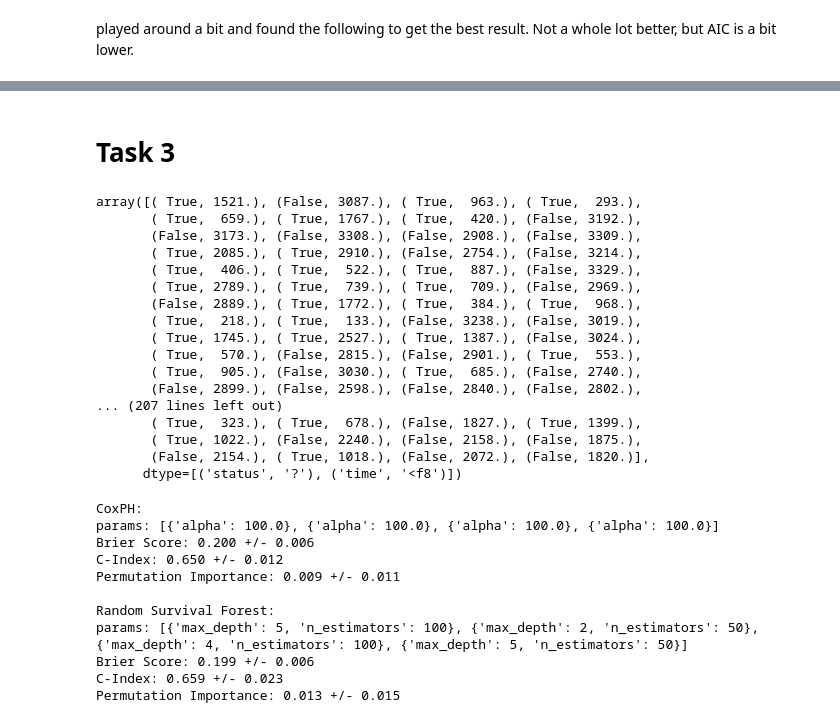
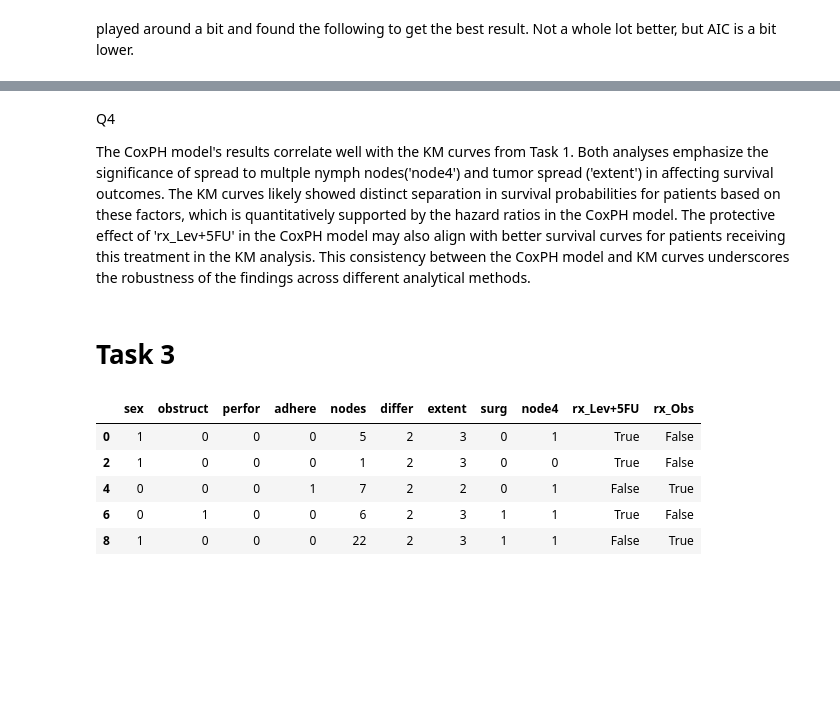
Before and after one commit to Pinglepi/NMBU_schoolprojects, a Jupyter notebook: dat350/ca2.ipynb, the cells around one changed output, grey strips where cells are left out. Saved outputs shown, nothing was run; the diff lists cells and outputs as text; code cells hidden in the pictures; blank space fills up the shorter version.

```diff
--- a/dat350/ca2.ipynb
+++ b/dat350/ca2.ipynb
@@ -204,41 +208,33 @@ Both sex and perfor gave low p-values in the CoxPH model aswell, showing that th
+# %% [markdown]
+Q4
+
+The CoxPH model's results correlate well with the KM curves from Task 1. Both analyses emphasize the significance of spread to multple nymph nodes('node4') and tumor spread ('extent') in affecting survival outcomes. The KM curves likely showed distinct separation in survival probabilities for patients based on these factors, which is quantitatively supported by the hazard ratios in the CoxPH model. The protective effect of 'rx_Lev+5FU' in the CoxPH model may also align with better survival curves for patients receiving this treatment in the KM analysis. This consistency between the CoxPH model and KM curves underscores the robustness of the findings across different analytical methods.
 # %% [markdown]
 # Task 3
 # %%
 import numpy as np
 from sksurv.linear_model import CoxPHSurvivalAnalysis
 from sksurv.ensemble import RandomSurvivalForest
 
 from sklearn.model_selection import StratifiedKFold
 from sklearn.model_selection import GridSearchCV
 
 # Assuming 'data' is your DataFrame and 'y' is the structured array with event and time
 # Example: y = data[['status', 'time']].to_records(index=False)
 X = data_cox.drop(['time', 'status', 'id', 'Unnamed: 0', 'study'], axis=1)
 
 # convert y to structured array with time as int
 y = data_cox[['status', 'time']].to_records(index=False)
 y = np.array(y.tolist(), dtype=np.dtype([('status', '?'), ('time', '<f8')]))
 
 X.head()
-y
 # %% [output]
-array([( True, 1521.), (False, 3087.), ( True,  963.), ( True,  293.),
-       ( True,  659.), ( True, 1767.), ( True,  420.), (False, 3192.),
-       (False, 3173.), (False, 3308.), (False, 2908.), (False, 3309.),
-       ( True, 2085.), ( True, 2910.), (False, 2754.), (False, 3214.),
-       ( True,  406.), ( True,  522.), ( True,  887.), (False, 3329.),
-       ( True, 2789.), ( True,  739.), ( True,  709.), (False, 2969.),
-       (False, 2889.), ( True, 1772.), ( True,  384.), ( True,  968.),
-       ( True,  218.), ( True,  133.), (False, 3238.), (False, 3019.),
-       ( True, 1745.), ( True, 2527.), ( True, 1387.), (False, 3024.),
-       ( True,  570.), (False, 2815.), (False, 2901.), ( True,  553.),
-       ( True,  905.), (False, 3030.), ( True,  685.), (False, 2740.),
-       (False, 2899.), (False, 2598.), (False, 2840.), (False, 2802.),
-... (207 lines left out)
-       ( True,  323.), ( True,  678.), (False, 1827.), ( True, 1399.),
-       ( True, 1022.), (False, 2240.), (False, 2158.), (False, 1875.),
-       (False, 2154.), ( True, 1018.), (False, 2072.), (False, 1820.)],
-      dtype=[('status', '?'), ('time', '<f8')])
+|  | sex | obstruct | perfor | adhere | nodes | differ | extent | surg | node4 | rx_Lev+5FU | rx_Obs |
+| 0 | 1 | 0 | 0 | 0 | 5 | 2 | 3 | 0 | 1 | True | False |
+| 2 | 1 | 0 | 0 | 0 | 1 | 2 | 3 | 0 | 0 | True | False |
+| 4 | 0 | 0 | 0 | 1 | 7 | 2 | 2 | 0 | 1 | False | True |
+| 6 | 0 | 1 | 0 | 0 | 6 | 2 | 3 | 1 | 1 | True | False |
+| 8 | 1 | 0 | 0 | 0 | 22 | 2 | 3 | 1 | 1 | False | True |
 # %%
 import numpy as np
 from sklearn.model_selection import StratifiedKFold
@@ -323,30 +323,0 @@ for train_idx, test_idx in stratified_kfold.split(X, y):
-# %%
-# Print results, both mean and standard deviation¨
-print('CoxPH:')
-print('params: {}'.format(cox_metrics['params']))
-print('Brier Score: {:.3f} +/- {:.3f}'.format(np.mean(cox_metrics['brier_score']),
-                                               np.std(cox_metrics['brier_score'])))
-print('C-Index: {:.3f} +/- {:.3f}'.format(np.mean(cox_metrics['c_index']),
-                                             np.std(cox_metrics['c_index'])))
-print('Permutation Importance: {:.3f} +/- {:.3f}'.format(np.mean(cox_metrics['permutation_importance']['importances_mean']),
-                                                          np.std(cox_metrics['permutation_importance']['importances_mean'])))
-print('\nRandom Survival Forest:')
-print('params: {}'.format(rsf_metrics['params']))
-print('Brier Score: {:.3f} +/- {:.3f}'.format(np.mean(rsf_metrics['brier_score']),
-                                               np.std(rsf_metrics['brier_score'])))
-print('C-Index: {:.3f} +/- {:.3f}'.format(np.mean(rsf_metrics['c_index']),
-                                                np.std(rsf_metrics['c_index'])))
-print('Permutation Importance: {:.3f} +/- {:.3f}'.format(np.mean(rsf_metrics['permutation_importance']['importances_mean']),
-                                                          np.std(rsf_metrics['permutation_importance']['importances_mean'])))
-# %% [output]
-CoxPH:
-params: [{'alpha': 100.0}, {'alpha': 100.0}, {'alpha': 100.0}, {'alpha': 100.0}]
-Brier Score: 0.200 +/- 0.006
-C-Index: 0.650 +/- 0.012
-Permutation Importance: 0.009 +/- 0.011
-
-Random Survival Forest:
-params: [{'max_depth': 5, 'n_estimators': 100}, {'max_depth': 2, 'n_estimators': 50}, {'max_depth': 4, 'n_estimators': 100}, {'max_depth': 5, 'n_estimators': 50}]
-Brier Score: 0.199 +/- 0.006
-C-Index: 0.659 +/- 0.023
-Permutation Importance: 0.013 +/- 0.015
```
Also changed, not shown: parts of 14 cells of this notebook.
